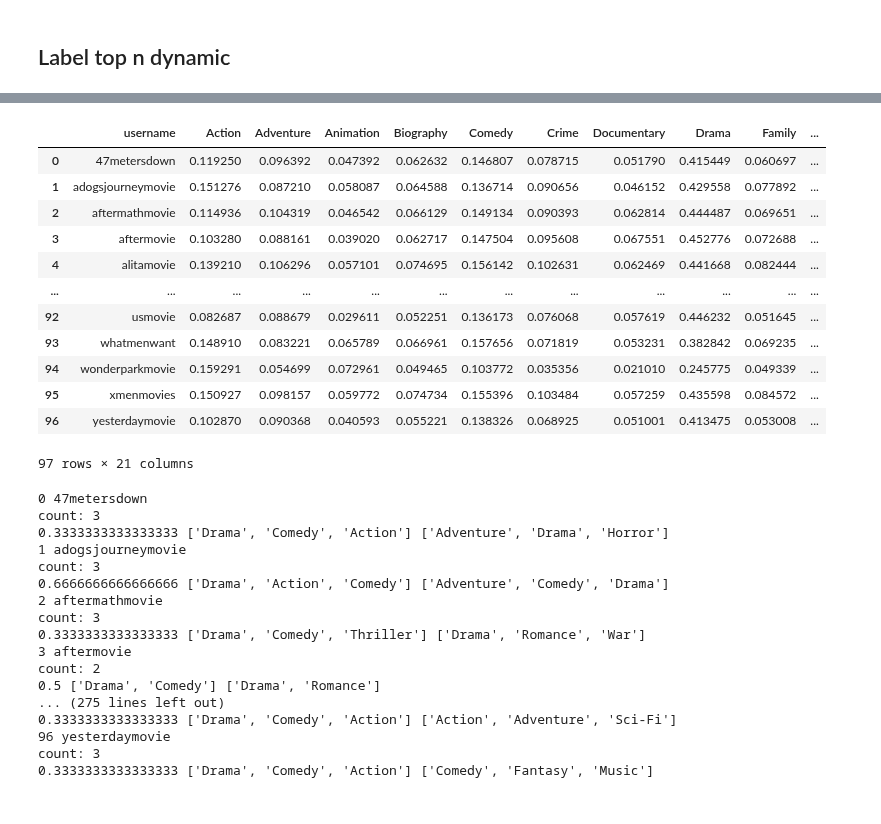
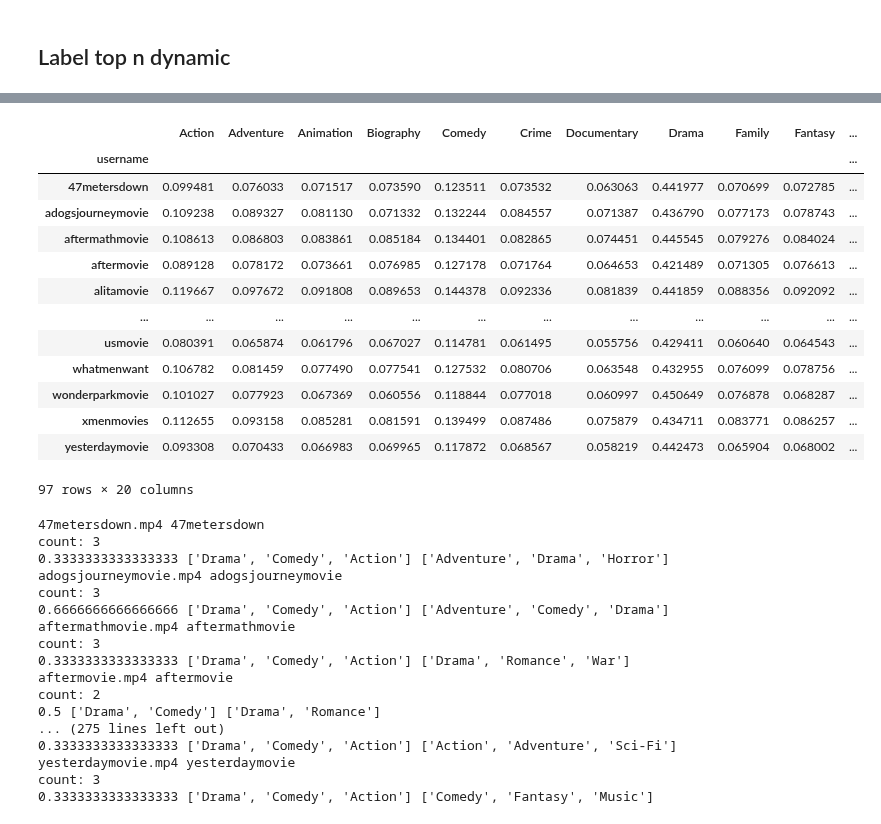
Before and after one commit to arrowill74/GPUbackup, a Jupyter notebook: Video/ShallowNN.ipynb, the cells around one changed output, grey strips where cells are left out. Saved outputs shown, nothing was run; the diff lists cells and outputs as text; code cells hidden in the pictures.

```diff
--- a/Video/ShallowNN.ipynb
+++ b/Video/ShallowNN.ipynb
@@ -43,7 +43,7 @@ print(len(columns), columns)
 # %% [markdown]
 # 儲存路徑
 # %%
-SAVE_NAME = 'Round_1'
+SAVE_NAME = 'trainValidSplit'
 HISTORY_SAVE = './history/' + SAVE_NAME + '.csv'
 WEIGHTS_SAVE = './weight/' + SAVE_NAME + '.h5'
 # %% [markdown]
@@ -302,20 +335,22 @@ true_df
 # %%
 results = pd.read_csv("./output/"+ SAVE_NAME + "_result.csv")
+results = results.set_index('username')
 results
 # %% [output]
-|  | username | Action | Adventure | Animation | Biography | Comedy | Crime | Documentary | Drama | Family | ... |
-| 0 | 47metersdown | 0.119250 | 0.096392 | 0.047392 | 0.062632 | 0.146807 | 0.078715 | 0.051790 | 0.415449 | 0.060697 | ... |
-| 1 | adogsjourneymovie | 0.151276 | 0.087210 | 0.058087 | 0.064588 | 0.136714 | 0.090656 | 0.046152 | 0.429558 | 0.077892 | ... |
-| 2 | aftermathmovie | 0.114936 | 0.104319 | 0.046542 | 0.066129 | 0.149134 | 0.090393 | 0.062814 | 0.444487 | 0.069651 | ... |
-| 3 | aftermovie | 0.103280 | 0.088161 | 0.039020 | 0.062717 | 0.147504 | 0.095608 | 0.067551 | 0.452776 | 0.072688 | ... |
-| 4 | alitamovie | 0.139210 | 0.106296 | 0.057101 | 0.074695 | 0.156142 | 0.102631 | 0.062469 | 0.441668 | 0.082444 | ... |
+|  | Action | Adventure | Animation | Biography | Comedy | Crime | Documentary | Drama | Family | Fantasy | ... |
+| username |  |  |  |  |  |  |  |  |  |  | ... |
+| 47metersdown | 0.099481 | 0.076033 | 0.071517 | 0.073590 | 0.123511 | 0.073532 | 0.063063 | 0.441977 | 0.070699 | 0.072785 | ... |
+| adogsjourneymovie | 0.109238 | 0.089327 | 0.081130 | 0.071332 | 0.132244 | 0.084557 | 0.071387 | 0.436790 | 0.077173 | 0.078743 | ... |
+| aftermathmovie | 0.108613 | 0.086803 | 0.083861 | 0.085184 | 0.134401 | 0.082865 | 0.074451 | 0.445545 | 0.079276 | 0.084024 | ... |
+| aftermovie | 0.089128 | 0.078172 | 0.073661 | 0.076985 | 0.127178 | 0.071764 | 0.064653 | 0.421489 | 0.071305 | 0.076613 | ... |
+| alitamovie | 0.119667 | 0.097672 | 0.091808 | 0.089653 | 0.144378 | 0.092336 | 0.081839 | 0.441859 | 0.088356 | 0.092092 | ... |
 | ... | ... | ... | ... | ... | ... | ... | ... | ... | ... | ... | ... |
-| 92 | usmovie | 0.082687 | 0.088679 | 0.029611 | 0.052251 | 0.136173 | 0.076068 | 0.057619 | 0.446232 | 0.051645 | ... |
-| 93 | whatmenwant | 0.148910 | 0.083221 | 0.065789 | 0.066961 | 0.157656 | 0.071819 | 0.053231 | 0.382842 | 0.069235 | ... |
-| 94 | wonderparkmovie | 0.159291 | 0.054699 | 0.072961 | 0.049465 | 0.103772 | 0.035356 | 0.021010 | 0.245775 | 0.049339 | ... |
-| 95 | xmenmovies | 0.150927 | 0.098157 | 0.059772 | 0.074734 | 0.155396 | 0.103484 | 0.057259 | 0.435598 | 0.084572 | ... |
-| 96 | yesterdaymovie | 0.102870 | 0.090368 | 0.040593 | 0.055221 | 0.138326 | 0.068925 | 0.051001 | 0.413475 | 0.053008 | ... |
+| usmovie | 0.080391 | 0.065874 | 0.061796 | 0.067027 | 0.114781 | 0.061495 | 0.055756 | 0.429411 | 0.060640 | 0.064543 | ... |
+| whatmenwant | 0.106782 | 0.081459 | 0.077490 | 0.077541 | 0.127532 | 0.080706 | 0.063548 | 0.432955 | 0.076099 | 0.078756 | ... |
+| wonderparkmovie | 0.101027 | 0.077923 | 0.067369 | 0.060556 | 0.118844 | 0.077018 | 0.060997 | 0.450649 | 0.076878 | 0.068287 | ... |
+| xmenmovies | 0.112655 | 0.093158 | 0.085281 | 0.081591 | 0.139499 | 0.087486 | 0.075879 | 0.434711 | 0.083771 | 0.086257 | ... |
+| yesterdaymovie | 0.093308 | 0.070433 | 0.066983 | 0.069965 | 0.117872 | 0.068567 | 0.058219 | 0.442473 | 0.065904 | 0.068002 | ... |
-97 rows × 21 columns
+97 rows × 20 columns
 # %%
 labels = read_json('../genresDic.json')
 # %%
@@ -329,42 +364,42 @@ def countAcc(predList, trueList):
 # %%
 li = []
 for i, row in true_df.iterrows():
-    username = row['filename'].split('.')[0]
-    if username == results.loc[i,:]['username']: # username equals
-        print(i, username)
-        truth = labels[username]
-        numTrue = sum(row[1:])
-        print('count:', numTrue)
+    username = i.split('.')[0]
+#     if username == results.loc[i,:]['username']: # username equals
+    print(i, username)
+    truth = labels[username]
+    numTrue = sum(row)
+    print('count:', numTrue)
 
-        s = results.loc[i,:][1:]
-        top_n = s.sort_values(ascending=False)[:numTrue]
-        inList = list(top_n.index)
+    s = results.loc[username,:]
+    top_n = s.sort_values(ascending=False)[:numTrue]
+    inList = list(top_n.index)
 
-        onehot = []
-        for g in columns:
-            onehot.append(int(g in inList))
+    onehot = []
+    for g in columns:
+        onehot.append(int(g in inList))
 
-        acc = countAcc(inList, truth)
-        print(acc, inList, truth)
+    acc = countAcc(inList, truth)
+    print(acc, inList, truth)
 
-        appList = [username, acc, truth, inList] + onehot
-        li.append(appList)
+    appList = [username, acc, truth, inList] + onehot
+    li.append(appList)
 # %% [output]
-0 47metersdown
+47metersdown.mp4 47metersdown
 count: 3
 0.3333333333333333 ['Drama', 'Comedy', 'Action'] ['Adventure', 'Drama', 'Horror']
-1 adogsjourneymovie
+adogsjourneymovie.mp4 adogsjourneymovie
 count: 3
-0.6666666666666666 ['Drama', 'Action', 'Comedy'] ['Adventure', 'Comedy', 'Drama']
-2 aftermathmovie
+0.6666666666666666 ['Drama', 'Comedy', 'Action'] ['Adventure', 'Comedy', 'Drama']
+aftermathmovie.mp4 aftermathmovie
 count: 3
-0.3333333333333333 ['Drama', 'Comedy', 'Thriller'] ['Drama', 'Romance', 'War']
-3 aftermovie
+0.3333333333333333 ['Drama', 'Comedy', 'Action'] ['Drama', 'Romance', 'War']
+aftermovie.mp4 aftermovie
 count: 2
 0.5 ['Drama', 'Comedy'] ['Drama', 'Romance']
 ... (275 lines left out)
 0.3333333333333333 ['Drama', 'Comedy', 'Action'] ['Action', 'Adventure', 'Sci-Fi']
-96 yesterdaymovie
+yesterdaymovie.mp4 yesterdaymovie
 count: 3
 0.3333333333333333 ['Drama', 'Comedy', 'Action'] ['Comedy', 'Fantasy', 'Music']
 # %%
```
Also changed, not shown: parts of 21 cells of this notebook, 34 other files.
